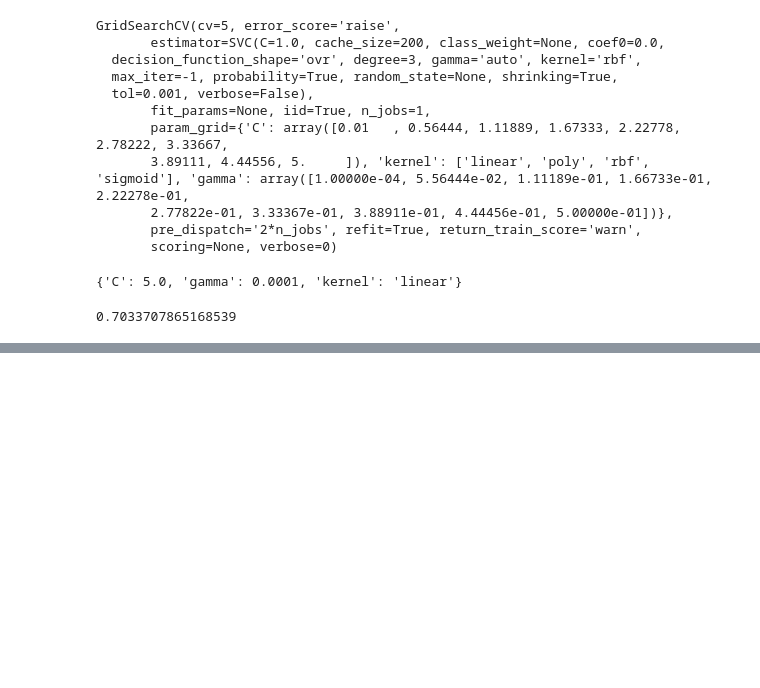
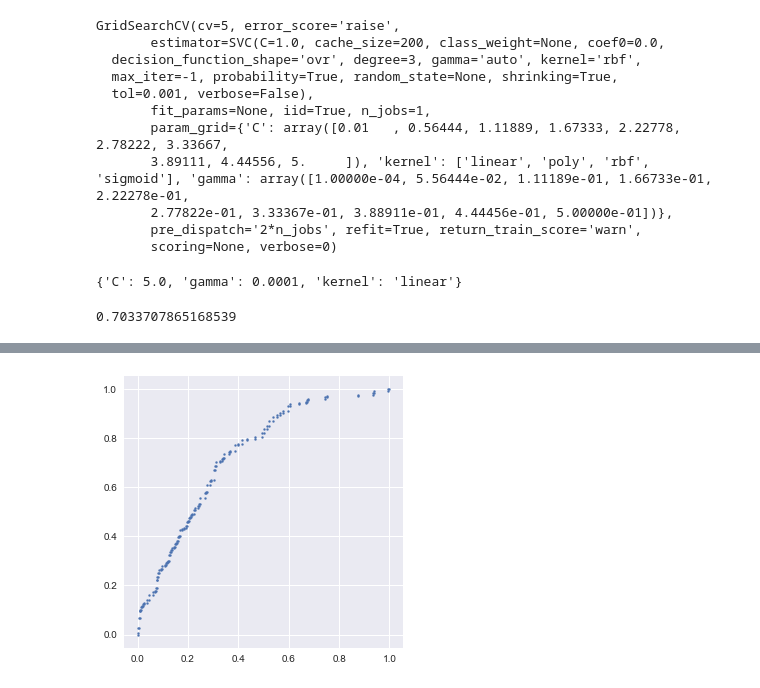
Before and after one commit to Edwardbafford/Springboard, a Jupyter notebook: Capstone 1 - NFL Matchup Predictions/Code/Machine Learning Analysis.ipynb, the cells around one changed output, grey strips where cells are left out. Drawn from its saved outputs; the diff is of its cells as text; code cells hidden in the pictures; blank space fills up the shorter version.

```diff
--- a/Capstone 1 - NFL Matchup Predictions/Code/Machine Learning Analysis.ipynb
+++ b/Capstone 1 - NFL Matchup Predictions/Code/Machine Learning Analysis.ipynb
@@ -559,0 +607,10 @@ svm_clf.best_score_
+# %%
+from sklearn import metrics
+from matplotlib.pyplot import figure
+
+figure(figsize=(5, 5))
+
+fpr, tpr, thresholds = metrics.roc_curve(y_test, log_clf.predict_proba(X_final)[:,0])
+ax = plt.scatter(tpr, fpr,s=4)
+# %% [output]
+[figure, added]
```
Also changed, not shown: parts of 10 cells of this notebook, 4 other files.
